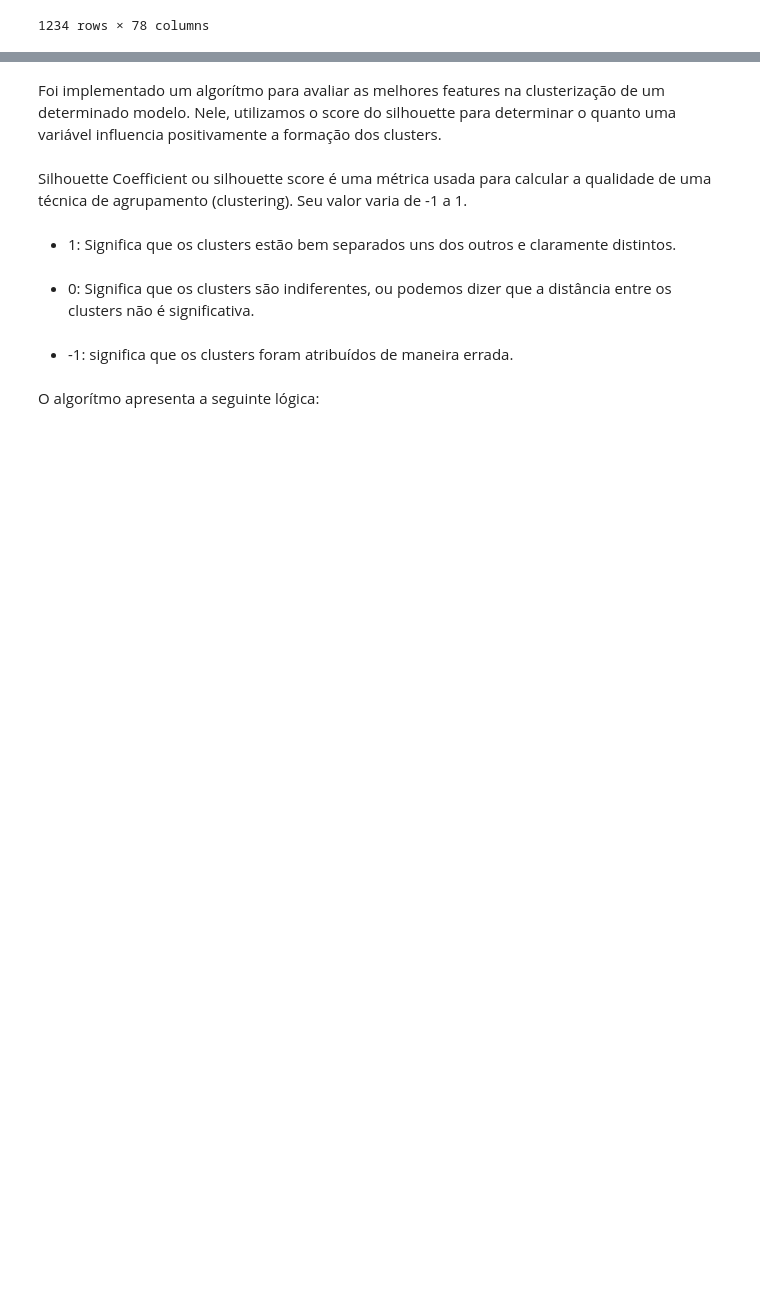
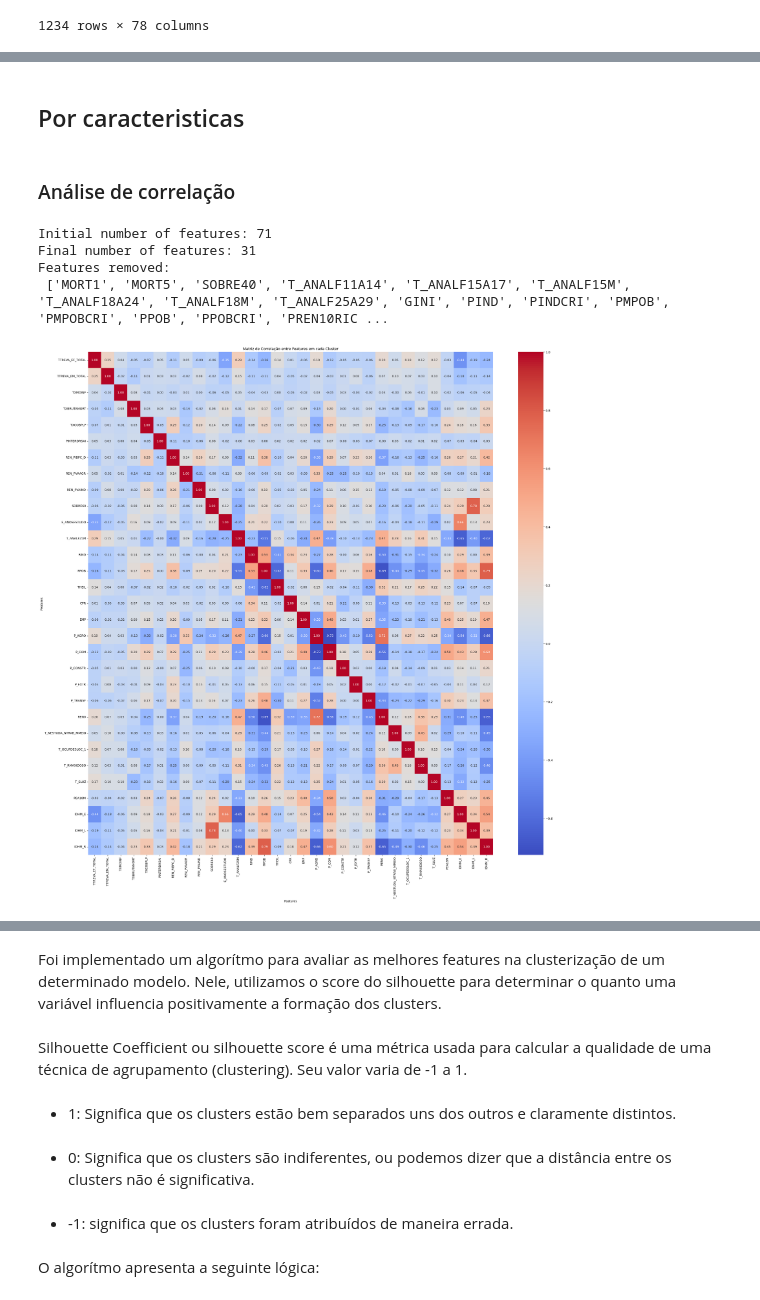
Before and after one commit to IvonLuiz/BCGX_challenge_2023, a Jupyter notebook: code.ipynb, the cells around one changed output, grey strips where cells are left out. Cells and saved outputs as stored; diff of their text form; code cells hidden in the pictures; blank space fills up the shorter version.

```diff
--- a/code.ipynb
+++ b/code.ipynb
@@ -214,0 +367,14 @@ fig.show()
+# %% [markdown]
+## Por caracteristicas
+# %% [markdown]
+### Análise de correlação
+# %%
+# Plot de matrix de correlação
+def plot_correlation(correlation_matrix):
+    plt.figure(figsize=(30, 30))
+    sns.heatmap(correlation_matrix, annot=True, cmap='coolwarm', fmt=".2f")
+    plt.xlabel("Features")
+    plt.ylabel("Features")
+    plt.title("Matriz de Correlação entre Features em cada Cluster")
+
+    plt.show()
@@ -214,0 +413,25 @@ fig.show()
+# %%
+data = lowPop_municipios_df.drop(
+    [
+        "codigo_ibge",
+        "nome",
+        "codigo_uf",
+        "UF",
+        "latitude",
+        "longitude",
+        "POP_TOT",
+        "cluster",
+    ],
+    axis=1,
+    inplace=False,
+).copy()
+
+remove_features = remove_correlated(data, tolerance=0.8)
+
+plot_correlation(data.corr())
+# %% [output]
+Initial number of features: 71
+Final number of features: 31
+Features removed:
+ ['MORT1', 'MORT5', 'SOBRE40', 'T_ANALF11A14', 'T_ANALF15A17', 'T_ANALF15M', 'T_ANALF18A24', 'T_ANALF18M', 'T_ANALF25A29', 'GINI', 'PIND', 'PINDCRI', 'PMPOB', 'PMPOBCRI', 'PPOB', 'PPOBCRI', 'PREN10RIC ...
+[figure, added]
```
Also changed, not shown: parts of 60 cells of this notebook.
